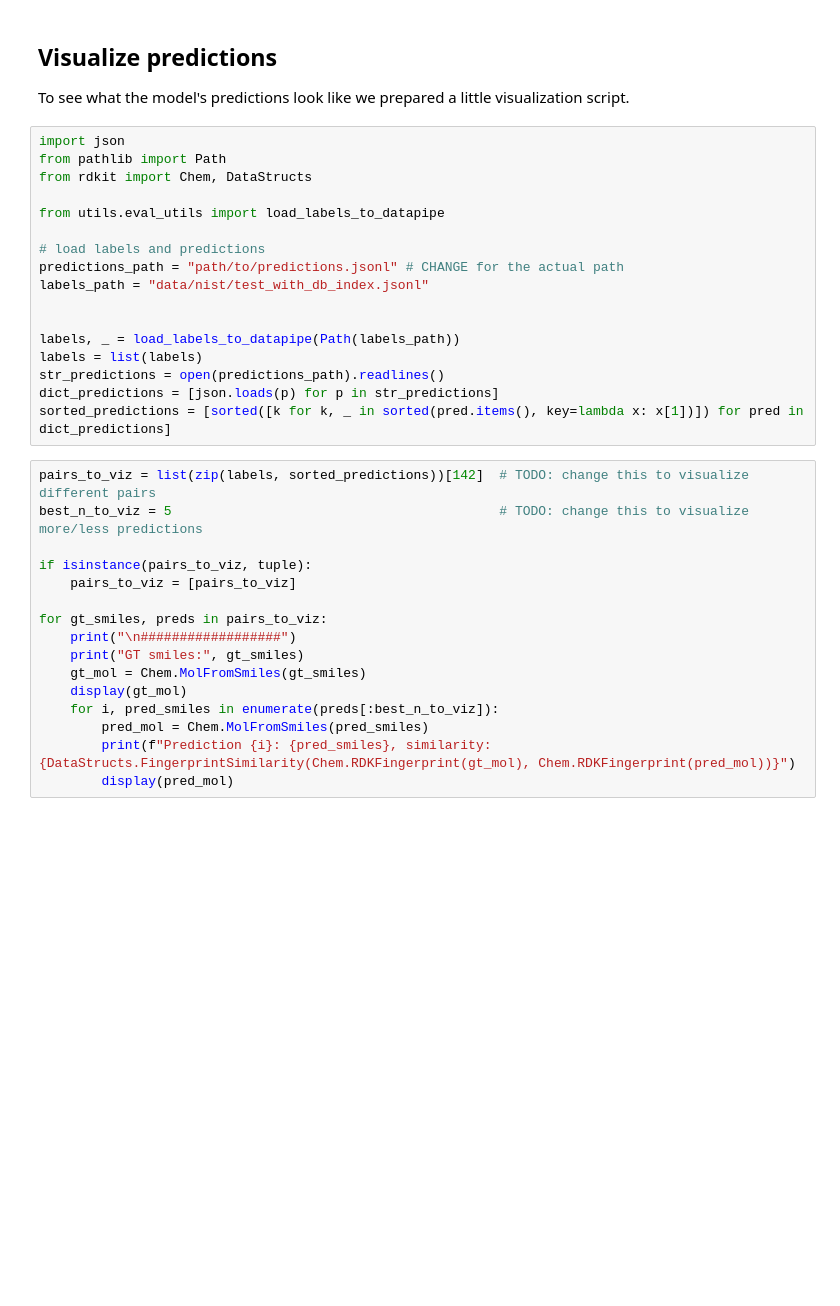
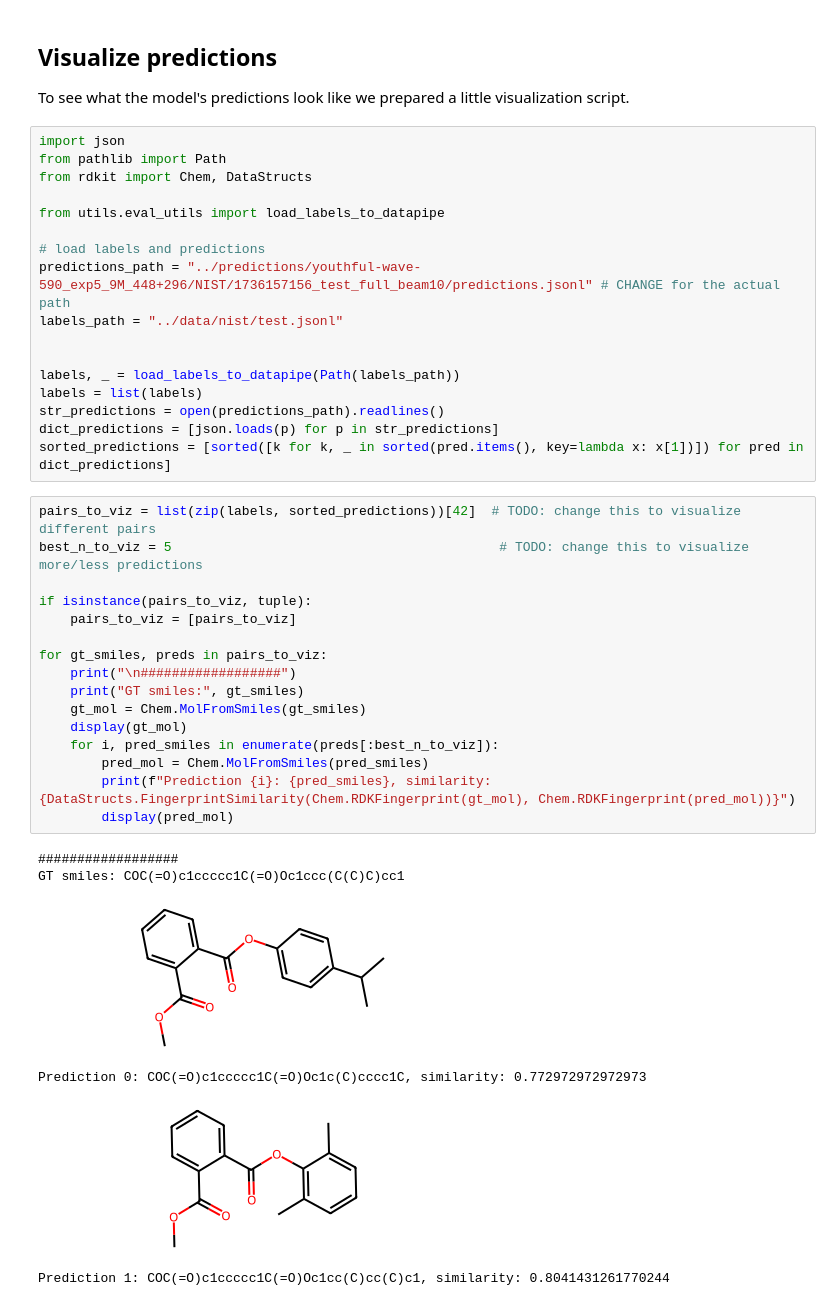
Before and after one commit to ljocha/gc-ms_bart, a Jupyter notebook: notebooks/4_model_evaluation.ipynb, the cells around one changed output. Cells and saved outputs as stored; diff of their text form; blank space fills up the shorter version.

```diff
--- a/notebooks/4_model_evaluation.ipynb
+++ b/notebooks/4_model_evaluation.ipynb
@@ -173,8 +164,8 @@ from rdkit import Chem, DataStructs
 from utils.eval_utils import load_labels_to_datapipe
 
 # load labels and predictions
-predictions_path = "path/to/predictions.jsonl" # CHANGE for the actual path
-labels_path = "data/nist/test_with_db_index.jsonl"
+predictions_path = "../predictions/youthful-wave-590_exp5_9M_448+296/NIST/1736157156_test_full_beam10/predictions.jsonl" # CHANGE for the actual path
+labels_path = "../data/nist/test.jsonl"
 
 
 labels, _ = load_labels_to_datapipe(Path(labels_path))
@@ -183,18 +174,25 @@ str_predictions = open(predictions_path).readlines()
 dict_predictions = [json.loads(p) for p in str_predictions]
 sorted_predictions = [sorted([k for k, _ in sorted(pred.items(), key=lambda x: x[1])]) for pred in dict_predictions]
 # %%
-pairs_to_viz = list(zip(labels, sorted_predictions))[142]  # TODO: change this to visualize different pairs
+pairs_to_viz = list(zip(labels, sorted_predictions))[42]  # TODO: change this to visualize different pairs
 best_n_to_viz = 5                                          # TODO: change this to visualize more/less predictions
 
 if isinstance(pairs_to_viz, tuple):
     pairs_to_viz = [pairs_to_viz]
 
 for gt_smiles, preds in pairs_to_viz:
     print("\n##################")
     print("GT smiles:", gt_smiles)
     gt_mol = Chem.MolFromSmiles(gt_smiles)
     display(gt_mol)
     for i, pred_smiles in enumerate(preds[:best_n_to_viz]):
         pred_mol = Chem.MolFromSmiles(pred_smiles)
         print(f"Prediction {i}: {pred_smiles}, similarity: {DataStructs.FingerprintSimilarity(Chem.RDKFingerprint(gt_mol), Chem.RDKFingerprint(pred_mol))}")
         display(pred_mol)
+# %% [output]
+##################
+GT smiles: COC(=O)c1ccccc1C(=O)Oc1ccc(C(C)C)cc1
+[figure, added]
+Prediction 0: COC(=O)c1ccccc1C(=O)Oc1c(C)cccc1C, similarity: 0.772972972972973
+[figure, added]
+Prediction 1: COC(=O)c1ccccc1C(=O)Oc1cc(C)cc(C)c1, similarity: 0.8041431261770244
```
Also changed, not shown: parts of 10 cells of this notebook, 3 other files.
